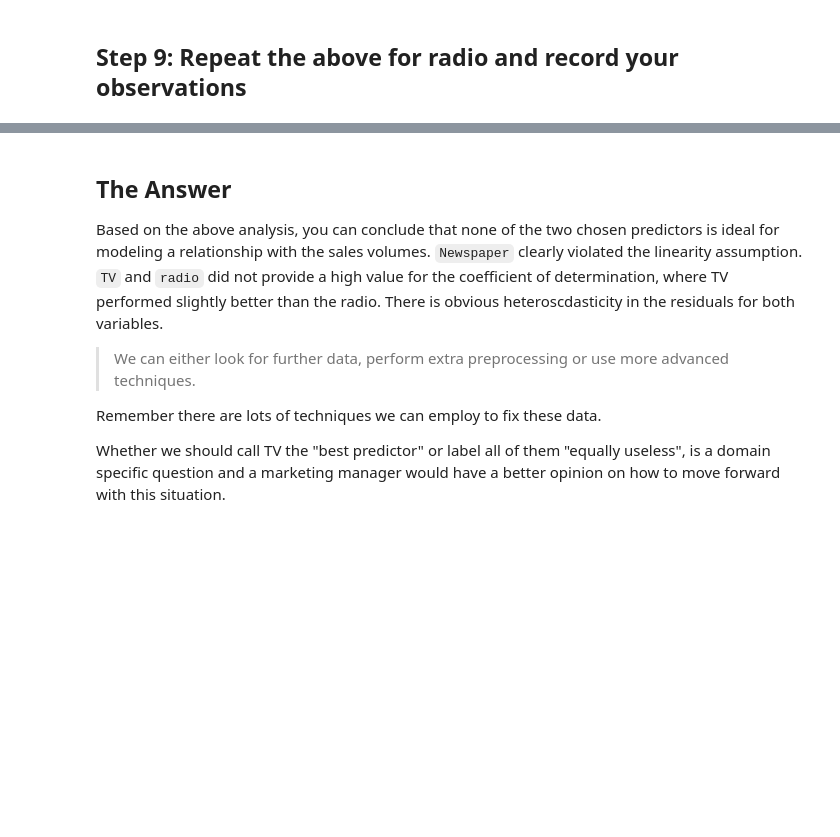
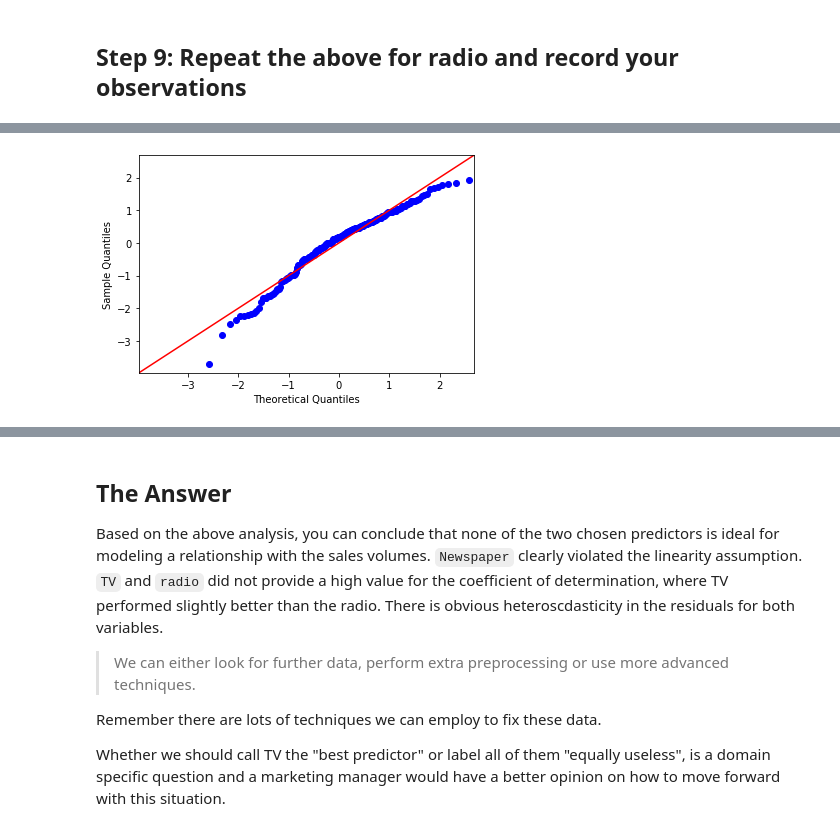
Before and after one commit to poariston/dsc-ols-statsmodels-lab-online-ds-pt-120919, a Jupyter notebook: index.ipynb, the cells around one changed output, grey strips where cells are left out. Cells and saved outputs as stored; diff of their text form; code cells hidden in the pictures; blank space fills up the shorter version.

```diff
--- a/index.ipynb
+++ b/index.ipynb
@@ -281,0 +320,7 @@ OLS Regression Results
+# %%
+# Check the normality assumptions by creating a QQ-plot
+residuals2=model2.resid
+sm.graphics.qqplot(residuals2,dist=stats.norm,line='45',fit=True)
+fig.show()
+# %% [output]
+[figure, added]
```
Also changed, not shown: parts of 10 cells of this notebook.
